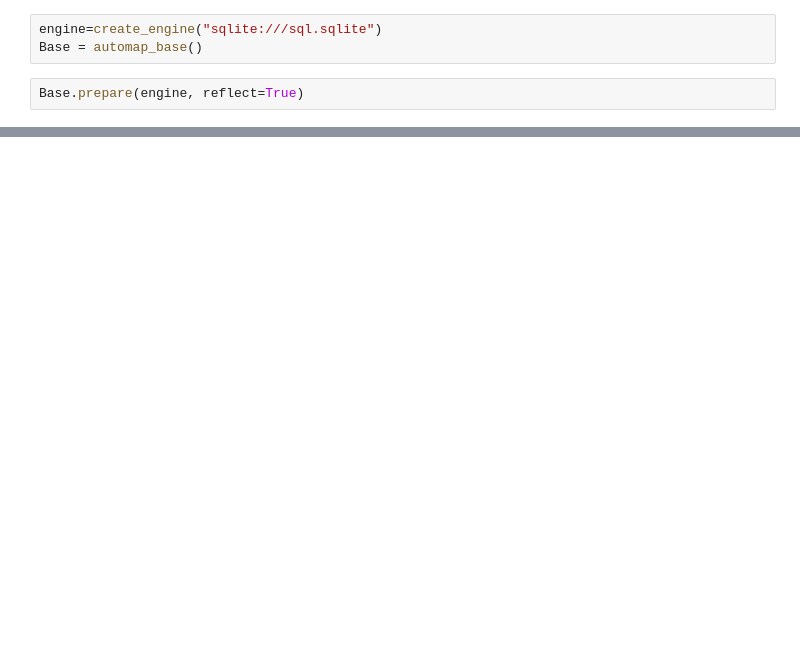
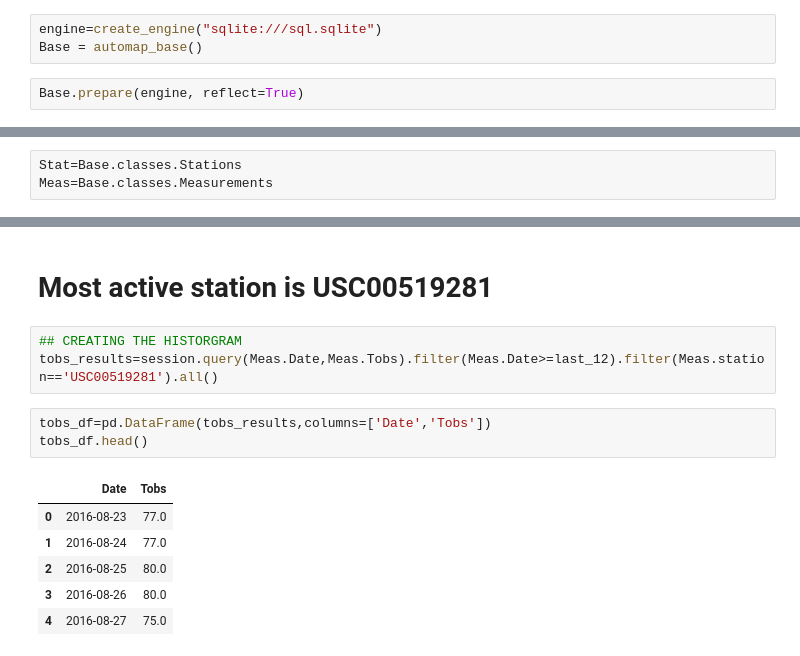
Before and after one commit to MWilliam21/sqlalchemy, a Jupyter notebook: reflection.ipynb, the cells around one changed output, grey strips where cells are left out. Cells and saved outputs as stored; diff of their text form; blank space fills up the shorter version.

```diff
--- a/reflection.ipynb
+++ b/reflection.ipynb
@@ -26,0 +23,3 @@ Base.classes.Stations
+# %%
+Stat=Base.classes.Stations
+Meas=Base.classes.Measurements
@@ -26,0 +90,15 @@ Base.classes.Stations
+# %% [markdown]
+# Most active station is USC00519281
+# %%
+## CREATING THE HISTORGRAM
+tobs_results=session.query(Meas.Date,Meas.Tobs).filter(Meas.Date>=last_12).filter(Meas.station=='USC00519281').all()
+# %%
+tobs_df=pd.DataFrame(tobs_results,columns=['Date','Tobs'])
+tobs_df.head()
+# %% [output]
+|  | Date | Tobs |
+| 0 | 2016-08-23 | 77.0 |
+| 1 | 2016-08-24 | 77.0 |
+| 2 | 2016-08-25 | 80.0 |
+| 3 | 2016-08-26 | 80.0 |
+| 4 | 2016-08-27 | 75.0 |
```
Also changed, not shown: parts of 18 cells of this notebook, 2 other files.
